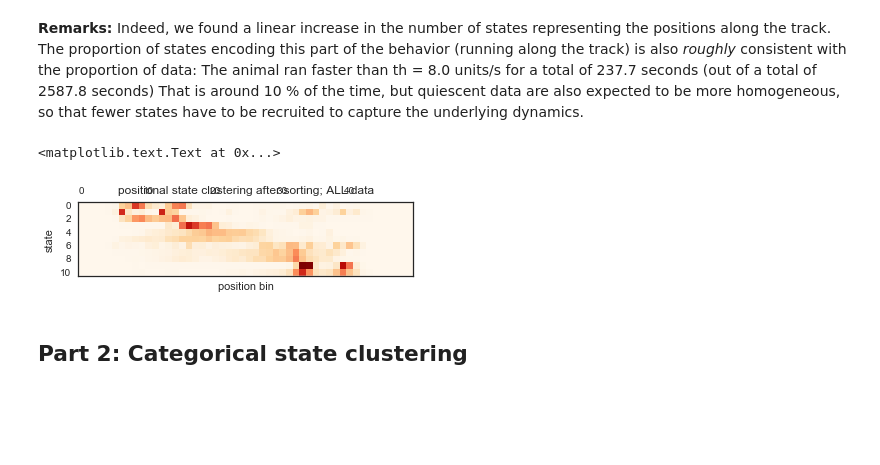
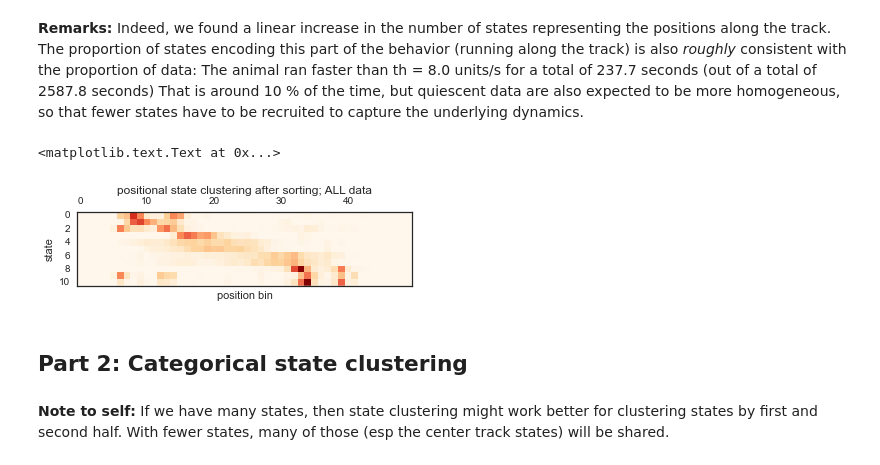
Before and after one commit to kemerelab/NeuroHMM, a Jupyter notebook: StateClustering.ipynb, the cells around one changed output. Saved outputs shown, nothing was run; the diff lists cells and outputs as text; code cells hidden in the pictures; blank space fills up the shorter version.

```diff
--- a/StateClustering.ipynb
+++ b/StateClustering.ipynb
@@ -577,16 +577,18 @@ ax1.set_title('positional state clustering after sorting; ALL data')
 # %%
 ## now order states by peak location on track
 state_pos = normalize_state_pos(state_pos)
 peaklocations = state_pos.argmax(axis=1)
 peakorder = peaklocations.argsort()
 
 fig, ax1 = plt.subplots(1, 1, figsize=(6, 4))
-ax1.matshow(state_pos[peakorder[9:20],:], interpolation='none', cmap='OrRd')
+ax1.matshow(state_pos[peakorder[6:17],:], interpolation='none', cmap='OrRd')
 ax1.set_xlabel('position bin')
 ax1.set_ylabel('state')
-ax1.set_title('positional state clustering after sorting; ALL data')
+ax1.set_title('positional state clustering after sorting; ALL data', y=1.18)
 # %% [output]
 <matplotlib.text.Text at 0x...>
-[figure, old version]
+[figure, new version]
 # %% [markdown]
 ## Part 2: Categorical state clustering
+# %% [markdown]
+**Note to self:** If we have many states, then state clustering might work better for clustering states by first and second half. With fewer states, many of those (esp the center track states) will be shared.
```
Also changed, not shown: parts of 10 cells of this notebook.
